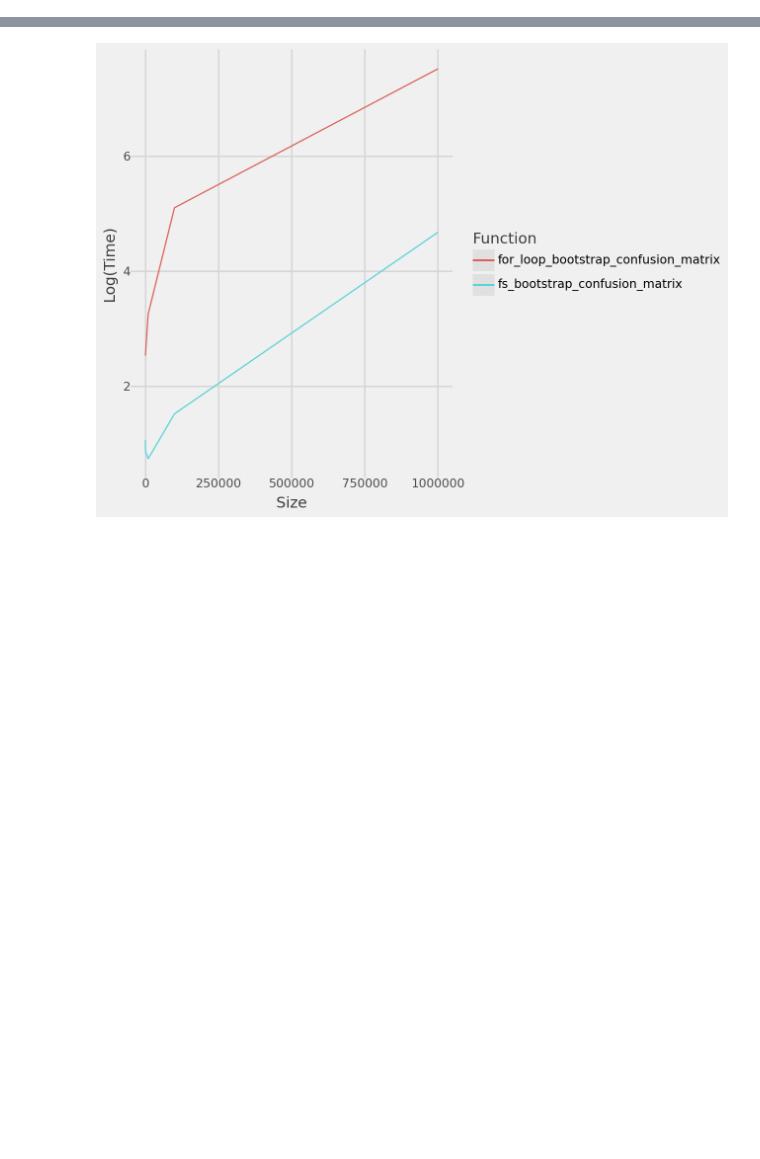
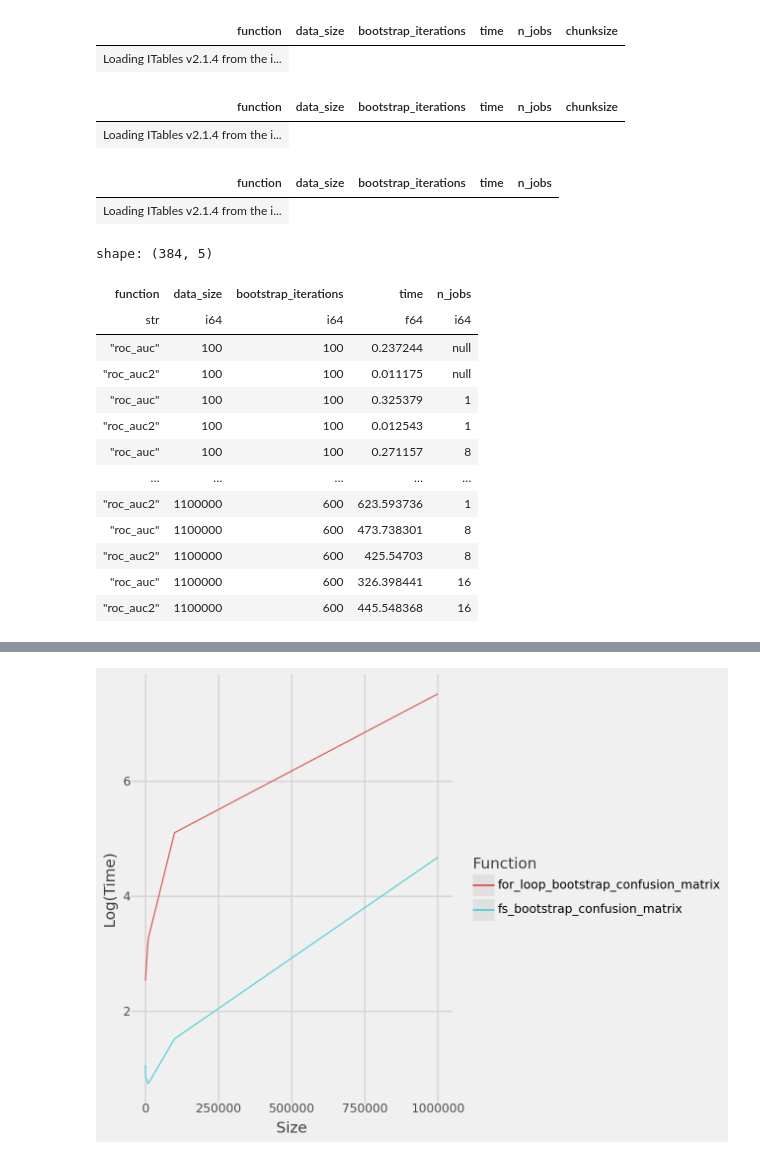
Before and after one commit to CangyuanLi/rapidstats, a Jupyter notebook: benchmarks/analyze_benchmarks.ipynb, the cells around one changed output, grey strips where cells are left out. Saved outputs shown, nothing was run; the diff lists cells and outputs as text; code cells hidden in the pictures; blank space fills up the shorter version.

```diff
--- a/benchmarks/analyze_benchmarks.ipynb
+++ b/benchmarks/analyze_benchmarks.ipynb
@@ -4,0 +7,48 @@ import plotnine as p9
+# %%
+x = pl.read_parquet("bootstrap_investigation.parquet")
+# %%
+itables.show(
+    pl.read_parquet("bootstrap_investigation2.parquet").filter(
+        pl.col("n_jobs").is_null(),
+        pl.col("data_size").eq(500_000),
+        # pl.col("bootstrap_iterations").eq(600),
+        pl.col("function").eq("roc_auc2"),
+    )
+)
+# %% [output]
+| function | data_size | bootstrap_iterations | time | n_jobs | chunksize |
+| Loading ITables v2.1.4 from the i... |
+# %%
+itables.show(
+    pl.read_parquet("bootstrap_investigation3.parquet").filter(
+        pl.col("n_jobs").is_null().or_(pl.col("n_jobs").eq(1)),
+        pl.col("data_size").eq(500_000),
+        pl.col("bootstrap_iterations").eq(600),
+        # pl.col("function").eq("roc_auc2"),
+    )
+)
+# %% [output]
+| function | data_size | bootstrap_iterations | time | n_jobs | chunksize |
+| Loading ITables v2.1.4 from the i... |
+# %%
+itables.show(x)
+# %% [output]
+| function | data_size | bootstrap_iterations | time | n_jobs |
+| Loading ITables v2.1.4 from the i... |
+# %%
+x
+# %% [output]
+shape: (384, 5)
+| function | data_size | bootstrap_iterations | time | n_jobs |
+| str | i64 | i64 | f64 | i64 |
+| "roc_auc" | 100 | 100 | 0.237244 | null |
+| "roc_auc2" | 100 | 100 | 0.011175 | null |
+| "roc_auc" | 100 | 100 | 0.325379 | 1 |
+| "roc_auc2" | 100 | 100 | 0.012543 | 1 |
+| "roc_auc" | 100 | 100 | 0.271157 | 8 |
+| … | … | … | … | … |
+| "roc_auc2" | 1100000 | 600 | 623.593736 | 1 |
+| "roc_auc" | 1100000 | 600 | 473.738301 | 8 |
+| "roc_auc2" | 1100000 | 600 | 425.54703 | 8 |
+| "roc_auc" | 1100000 | 600 | 326.398441 | 16 |
+| "roc_auc2" | 1100000 | 600 | 445.548368 | 16 |
```
Also changed, not shown: parts of 8 cells of this notebook, 4 other files.
